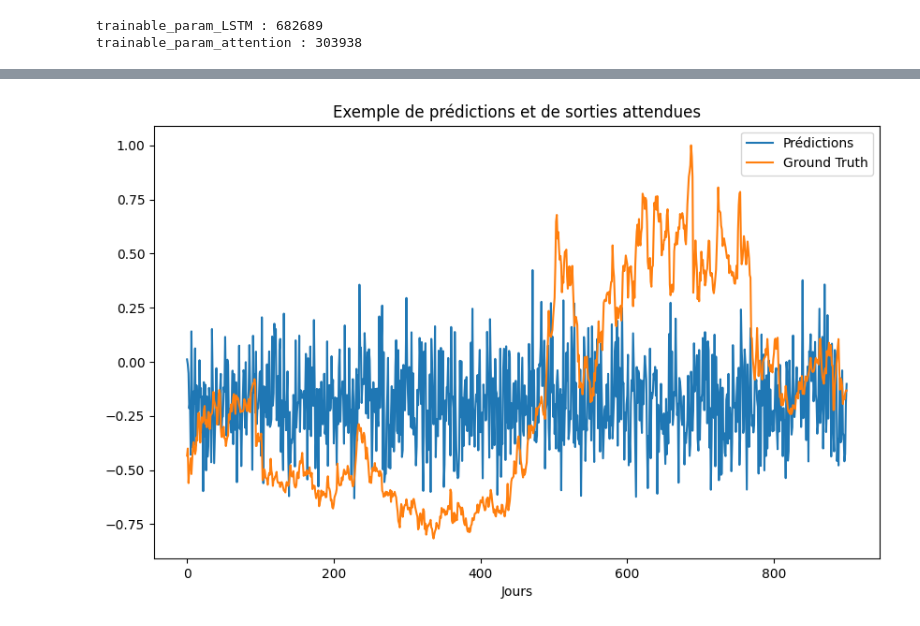
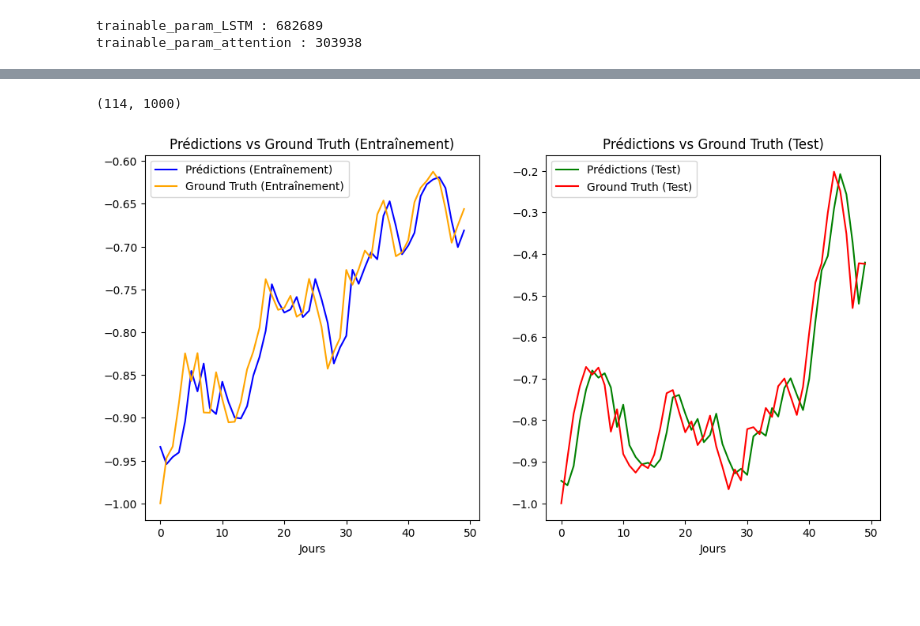
Before and after one commit to MaximeSzymanski/StocksClusteringVAE, a Jupyter notebook: VAE_stocks.ipynb, the cells around one changed output, grey strips where cells are left out. Drawn from its saved outputs; the diff is of its cells as text; code cells hidden in the pictures; blank space fills up the shorter version.

```diff
--- a/VAE_stocks.ipynb
+++ b/VAE_stocks.ipynb
@@ -138,7 +138,7 @@ kept_stocks_with_indexes = stocks_data[1]
 normalized_values_list = stocks_data[0]
 print(f"kept_stocks_with_indexes : {kept_stocks_with_indexes}")
 
-percent_of_stocks_to_keep = 0.2
+percent_of_stocks_to_keep = 1
 number_of_stocks_to_keep = int(len(normalized_values_list) * percent_of_stocks_to_keep)
 print(f"number_of_stocks_to_keep : {number_of_stocks_to_keep}")
 kept_stocks_with_indexes = kept_stocks_with_indexes[:number_of_stocks_to_keep]
@@ -757,7 +836,8 @@ class RecurrentAutoencoder_LSTM(nn.Module):
         return x
 # %%
 latent_dim = 64
-model_LSTM = RecurrentAutoencoder_LSTM(sub_series_length, 1, 32,latent_dim=latent_dim)
+device = torch.device("cuda" if torch.cuda.is_available() else "cpu")
+model_LSTM = RecurrentAutoencoder_LSTM(sub_series_length, 1, 32,latent_dim=latent_dim).to()
 print(f"model : {model_LSTM}")
 # %% [output]
 hidden_dim: 64
@@ -783,7 +863,7 @@ model : RecurrentAutoencoder_LSTM(
 class RecurrentAutoencoder(nn.Module):
   def __init__(self, seq_len, n_features, embedding_dim=128,sub_seq_len=10,latent_dim=2):
     super(RecurrentAutoencoder, self).__init__()
-    device = torch.device("cuda:1" if torch.cuda.is_available() else "cpu")
+    device = torch.device("cuda" if torch.cuda.is_available() else "cpu")
     self.encoder = Encoder(seq_len, n_features, embedding_dim,bidirectional=True,num_layers=1,
         sub_seq_len=sub_seq_len,latent_dim=latent_dim).to(device)
     self.decoder = Decoder(seq_len, embedding_dim, n_features,bidirectional=True,num_layers=1,
@@ -802,7 +882,7 @@ class RecurrentAutoencoder(nn.Module):
     return x
 # %%
 print(f"sub_series_length : {sub_series_length}")
-device = torch.device("cuda:1" if torch.cuda.is_available() else "cpu")
+device = torch.device("cuda" if torch.cuda.is_available() else "cpu")
 latent_dim = 64
 model_attention = RecurrentAutoencoder(sub_series_length, 1, 32,sub_seq_len=100,latent_dim=latent_dim).to(device)
 # %% [output]
@@ -875,46 +968,55 @@ KeyboardInterrupt:
 
 def preparer_donnees_prediction(stock_index, data):
     sequences_x = []
     sequences_y = []
-
     for i in range(len(data[0]) - longueur_sequence):
         sequence_x = data[stock_index, i:i+longueur_sequence]
         sequence_y = data[stock_index, i+longueur_sequence]
         sequences_x.append(sequence_x)
         sequences_y.append(sequence_y)
 
     return np.array(sequences_x), np.array(sequences_y)
 
 
 
 def predire_stock(model, stock_index, data):
     data_x, data_y = preparer_donnees_prediction(stock_index, data)
 
     # plot the first stock in the train set
 
     with torch.no_grad():
         data_x_tensor = torch.tensor(data_x, dtype=torch.float32,device=device)
         data_x_tensor = data_x_tensor.unsqueeze(-1)
         predictions = model.predict_next_day(data_x_tensor)
-    return predictions.numpy(), data_y
+    return predictions.cpu().numpy(), data_y
+# Utilisation de la fonction predire_stock pour obtenir les prédictions et les sorties attendues pour un stock spécifique dans l'ensemble d'entraînement
+indice_stock_a_predire_train = 4
+predictions_stock_train, sorties_attendues_train = predire_stock(model_attention, indice_stock_a_predire_train, donnes_train)
+print(donnes_test.shape)
+# Utilisation de la fonction predire_stock pour obtenir les prédictions et les sorties attendues pour un stock spécifique dans l'ensemble de test
+indice_stock_a_predire_test = 4 # Choisir un indice approprié du jeu de test
+predictions_stock_test, sorties_attendues_test = predire_stock(model_attention, indice_stock_a_predire_test,donnes_test)
 
+# Plot des prédictions et des sorties attendues pour les ensembles d'entraînement et de test côte à côte
+plt.figure(figsize=(12, 6))
 
+plt.subplot(1, 2, 1)  # Première colonne du subplot pour les données d'entraînement
+plt.plot(predictions_stock_train[:50], label='Prédictions (Entraînement)', color='blue')
+plt.plot(sorties_attendues_train[:50], label='Ground Truth (Entraînement)', color='orange')
+plt.title('Prédictions vs Ground Truth (Entraînement)')
+plt.xlabel('Jours')
+plt.legend()
 
-# Utilisation de la fonction predire_stock pour obtenir les prédictions et les sorties attendues pour un stock spécifique
-indice_stock_a_predire = 90
-predictions_stock, sorties_attendues = predire_stock(model_attention, indice_stock_a_predire, donnees)
-
-# Plot des prédictions et des sorties attendues
-plt.figure(figsize=(10, 6))
-
-plt.plot(predictions_stock, label='Prédictions')
-plt.plot(sorties_attendues, label='Ground Truth')
-plt.title('Exemple de prédictions et de sorties attendues')
+plt.subplot(1, 2, 2)  # Deuxième colonne du subplot pour les données de test
+plt.plot(predictions_stock_test[:50], label='Prédictions (Test)', color='green')
+plt.plot(sorties_attendues_test[:50], label='Ground Truth (Test)', color='red')
+plt.title('Prédictions vs Ground Truth (Test)')
 plt.xlabel('Jours')
 plt.legend()
 plt.show()
 # %% [output]
+(114, 1000)
-[figure, old version]
+[figure, new version]
 # %%
 # take random values from
 # %%
```
Also changed, not shown: parts of 7 cells of this notebook.
